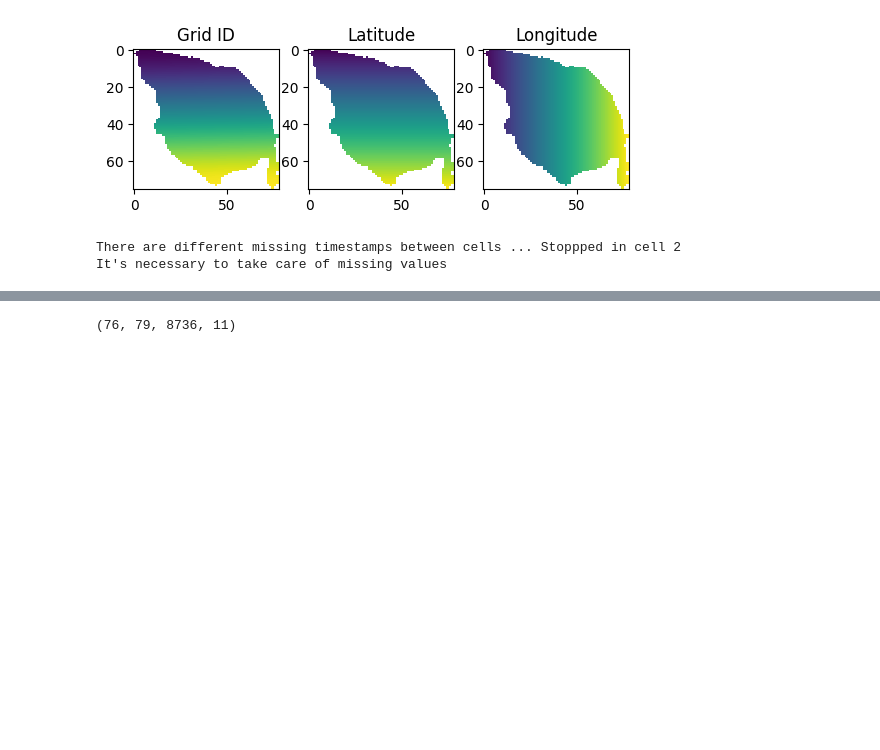
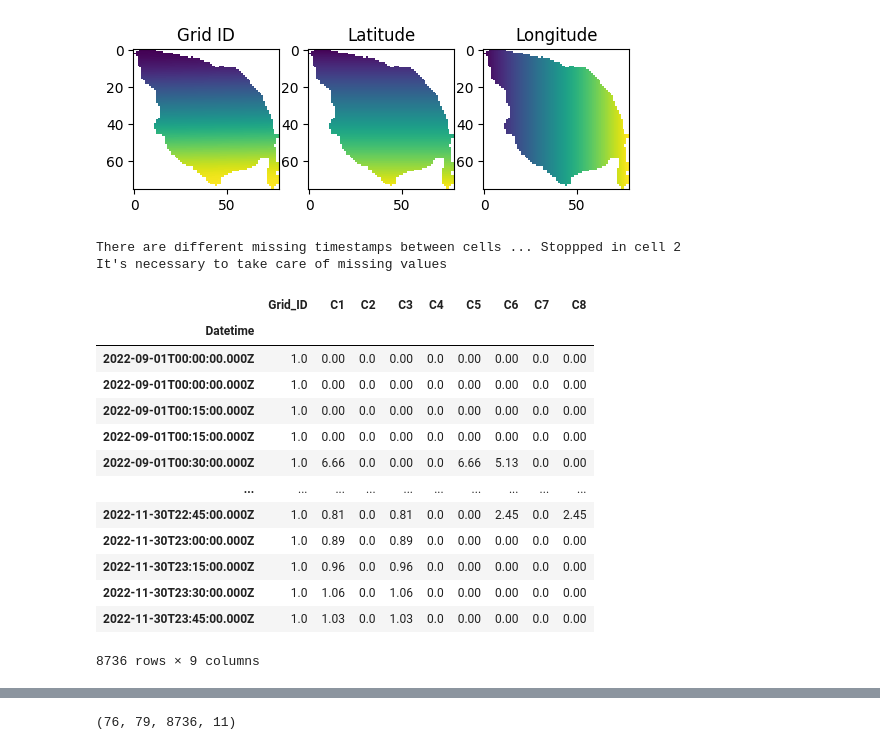
Before and after one commit to duarteoliper/WDL_2023, a Jupyter notebook: notebooks/preprocess_grid.ipynb, the cells around one changed output, grey strips where cells are left out. Cells and saved outputs as stored; diff of their text form; code cells hidden in the pictures; blank space fills up the shorter version.

```diff
--- a/notebooks/preprocess_grid.ipynb
+++ b/notebooks/preprocess_grid.ipynb
@@ -146,3 +146,21 @@ fill_method = 'interpolated'
 df_complete = fill_dataset(dfs_movs_ordered, fill_method='interpolated')
 del(dfs_movs_ordered)
 assert (df_complete[0] == pd.NA).sum().sum() == 0, 'There are still values with NA...'
+# %%
+from scipy import stats
+df_complete[0]
+# %% [output]
+|  | Grid_ID | C1 | C2 | C3 | C4 | C5 | C6 | C7 | C8 |
+| Datetime |  |  |  |  |  |  |  |  |  |
+| 2022-09-01T00:00:00.000Z | 1.0 | 0.00 | 0.0 | 0.00 | 0.0 | 0.00 | 0.00 | 0.0 | 0.00 |
+| 2022-09-01T00:00:00.000Z | 1.0 | 0.00 | 0.0 | 0.00 | 0.0 | 0.00 | 0.00 | 0.0 | 0.00 |
+| 2022-09-01T00:15:00.000Z | 1.0 | 0.00 | 0.0 | 0.00 | 0.0 | 0.00 | 0.00 | 0.0 | 0.00 |
+| 2022-09-01T00:15:00.000Z | 1.0 | 0.00 | 0.0 | 0.00 | 0.0 | 0.00 | 0.00 | 0.0 | 0.00 |
+| 2022-09-01T00:30:00.000Z | 1.0 | 6.66 | 0.0 | 0.00 | 0.0 | 6.66 | 5.13 | 0.0 | 0.00 |
+| ... | ... | ... | ... | ... | ... | ... | ... | ... | ... |
+| 2022-11-30T22:45:00.000Z | 1.0 | 0.81 | 0.0 | 0.81 | 0.0 | 0.00 | 2.45 | 0.0 | 2.45 |
+| 2022-11-30T23:00:00.000Z | 1.0 | 0.89 | 0.0 | 0.89 | 0.0 | 0.00 | 0.00 | 0.0 | 0.00 |
+| 2022-11-30T23:15:00.000Z | 1.0 | 0.96 | 0.0 | 0.96 | 0.0 | 0.00 | 0.00 | 0.0 | 0.00 |
+| 2022-11-30T23:30:00.000Z | 1.0 | 1.06 | 0.0 | 1.06 | 0.0 | 0.00 | 0.00 | 0.0 | 0.00 |
+| 2022-11-30T23:45:00.000Z | 1.0 | 1.03 | 0.0 | 1.03 | 0.0 | 0.00 | 0.00 | 0.0 | 0.00 |
+8736 rows × 9 columns
```
Also changed, not shown: parts of 2 cells of this notebook.
